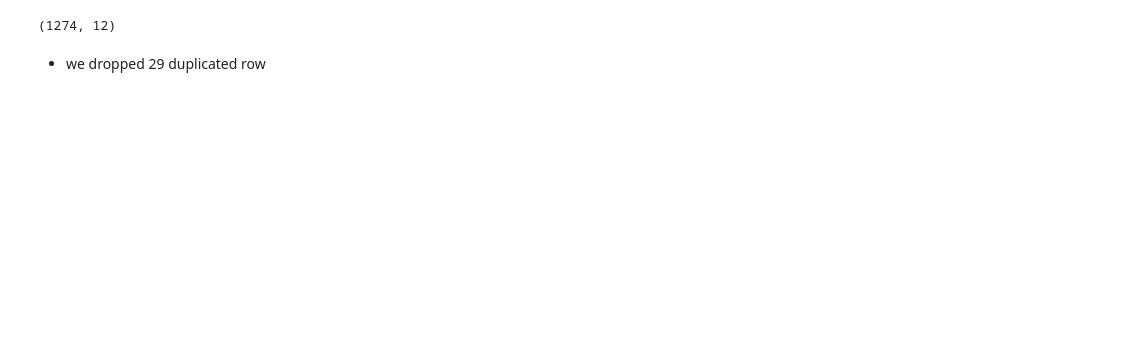
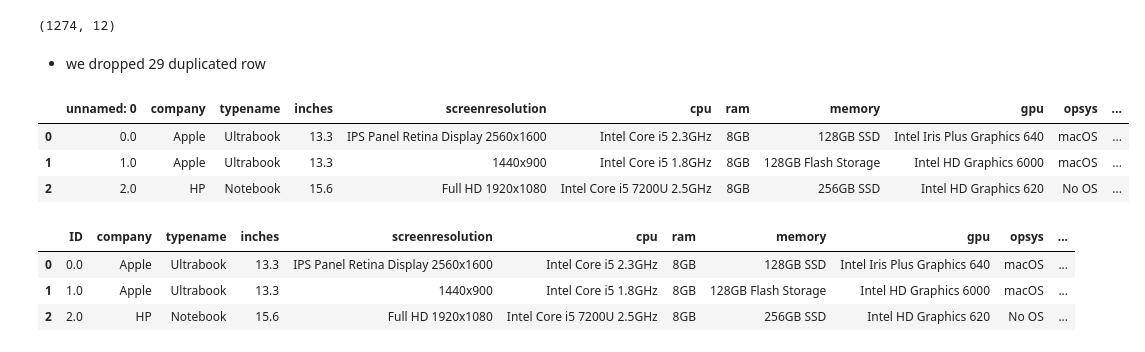
Before and after one commit to Dotrako/Data-Preparation, a Jupyter notebook: Data Wrangling/Notes.ipynb, the cells around one changed output. Saved outputs shown, nothing was run; the diff lists cells and outputs as text; code cells hidden in the pictures; blank space fills up the shorter version.

```diff
--- a/Data Wrangling/Notes.ipynb
+++ b/Data Wrangling/Notes.ipynb
@@ -72,3 +72,22 @@ df.shape
 (1274, 12)
 # %% [markdown]
 - we dropped 29 duplicated row
+# %%
+# lowering all columns names into small case letters
+df.columns = map(str.lower, df.columns)
+
+df.head(3)
+# %% [output]
+|  | unnamed: 0 | company | typename | inches | screenresolution | cpu | ram | memory | gpu | opsys | ... |
+| 0 | 0.0 | Apple | Ultrabook | 13.3 | IPS Panel Retina Display 2560x1600 | Intel Core i5 2.3GHz | 8GB | 128GB SSD | Intel Iris Plus Graphics 640 | macOS | ... |
+| 1 | 1.0 | Apple | Ultrabook | 13.3 | 1440x900 | Intel Core i5 1.8GHz | 8GB | 128GB Flash Storage | Intel HD Graphics 6000 | macOS | ... |
+| 2 | 2.0 | HP | Notebook | 15.6 | Full HD 1920x1080 | Intel Core i5 7200U 2.5GHz | 8GB | 256GB SSD | Intel HD Graphics 620 | No OS | ... |
+# %%
+# one of our columns have a wrong name lets rename it:
+df = df.rename({'unnamed: 0':'ID' }, axis=1)
+df.head(3)
+# %% [output]
+|  | ID | company | typename | inches | screenresolution | cpu | ram | memory | gpu | opsys | ... |
+| 0 | 0.0 | Apple | Ultrabook | 13.3 | IPS Panel Retina Display 2560x1600 | Intel Core i5 2.3GHz | 8GB | 128GB SSD | Intel Iris Plus Graphics 640 | macOS | ... |
+| 1 | 1.0 | Apple | Ultrabook | 13.3 | 1440x900 | Intel Core i5 1.8GHz | 8GB | 128GB Flash Storage | Intel HD Graphics 6000 | macOS | ... |
+| 2 | 2.0 | HP | Notebook | 15.6 | Full HD 1920x1080 | Intel Core i5 7200U 2.5GHz | 8GB | 256GB SSD | Intel HD Graphics 620 | No OS | ... |
```
Also changed, not shown: parts of 5 cells of this notebook.
